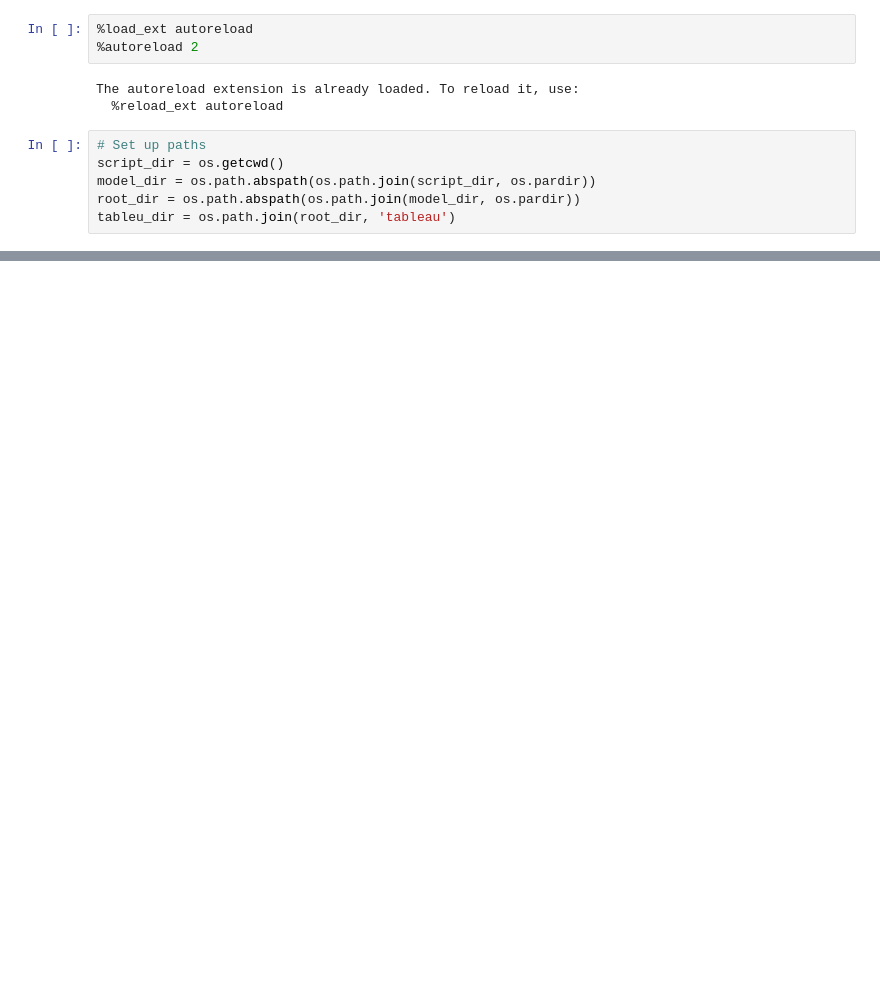
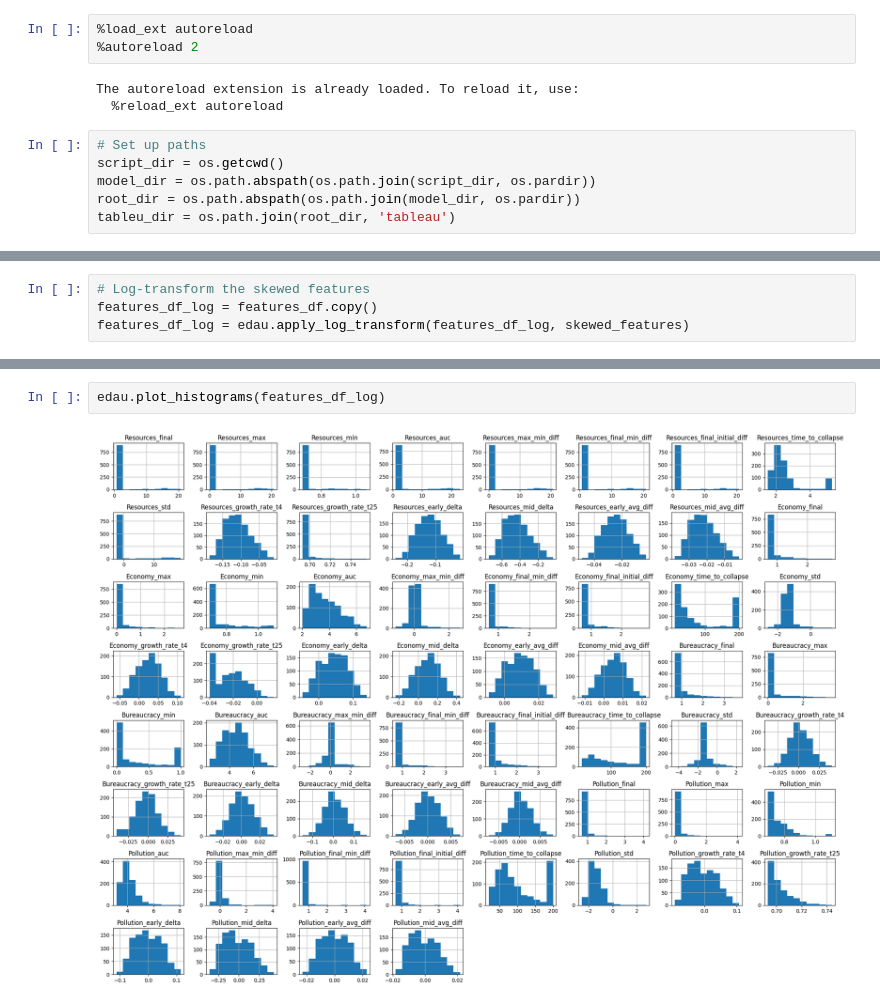
Before and after one commit to emolinaperez/looking_back_to_look_forward, a Jupyter notebook: model/python_ver/time_series_clust.ipynb, the cells around one changed output, grey strips where cells are left out. Saved outputs shown, nothing was run; the diff lists cells and outputs as text; blank space fills up the shorter version.

```diff
--- a/model/python_ver/time_series_clust.ipynb
+++ b/model/python_ver/time_series_clust.ipynb
@@ -63,0 +156,4 @@ memory usage: 22.8 KB
+# %%
+# Log-transform the skewed features
+features_df_log = features_df.copy()
+features_df_log = edau.apply_log_transform(features_df_log, skewed_features)
@@ -63,0 +178,4 @@ memory usage: 22.8 KB
+# %%
+edau.plot_histograms(features_df_log)
+# %% [output]
+[figure, added]
```
Also changed, not shown: parts of 39 cells of this notebook.
